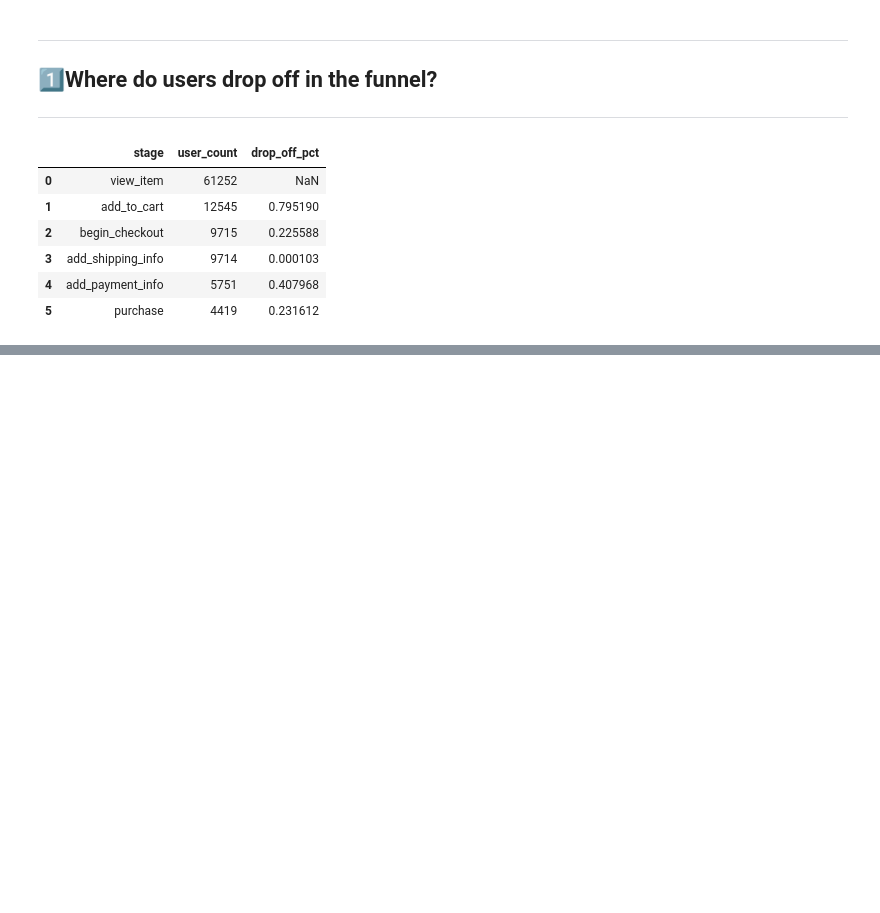
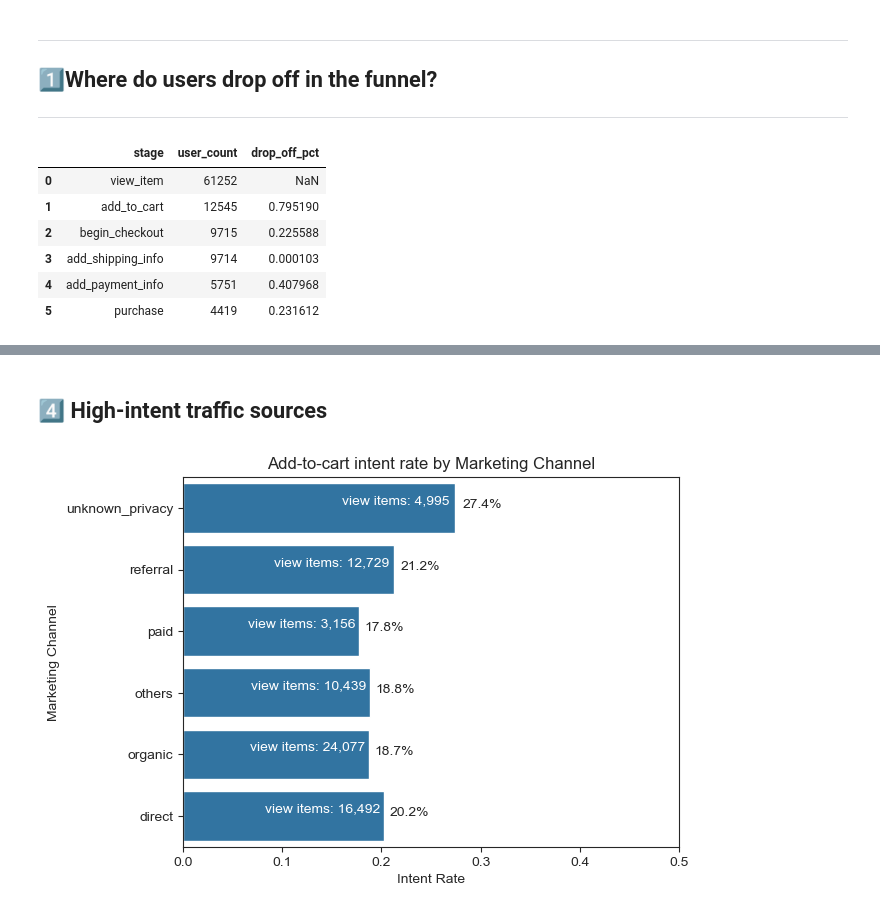
Before and after one commit to GH-AkshyM/BigQuery-Python-EDA, a Jupyter notebook: notebooks/04_EDA_and_Insights.ipynb, the cells around one changed output, grey strips where cells are left out. Drawn from its saved outputs; the diff is of its cells as text; code cells hidden in the pictures; blank space fills up the shorter version.

```diff
--- a/notebooks/04_EDA_and_Insights.ipynb
+++ b/notebooks/04_EDA_and_Insights.ipynb
@@ -144,0 +237,41 @@ plt.show()
+# %% [markdown]
+## 4️⃣ High-intent traffic sources
+# %%
+channel_intent = df_events[df_events['event_name'].isin(['view_item','add_to_cart'])].copy()
+channel_intent = (
+    channel_intent.groupby(['marketing_channel','event_name'] ,observed = True)['user_id']
+    .nunique()
+    .unstack(fill_value=0)
+    .reset_index()
+)
+channel_intent['intent_rate'] = channel_intent['add_to_cart'] / channel_intent['view_item']
+channel_intent
+
+sns.barplot(
+    data=channel_intent,
+    y='marketing_channel',
+    x='intent_rate',
+)
+for i ,row in channel_intent.iterrows():
+    plt.text(
+        row['intent_rate'] * .98,
+        i,
+        f"view items: {row['view_item']:,}",
+        va= 'bottom',
+        ha = 'right',
+        color = 'white'
+    )
+    plt.text(
+        row['intent_rate']* 1.03,
+        i,
+        f"{row['intent_rate']:.1%}",
+        ha='left'
+    )
+plt.xlim(0,.5)
+plt.title('Add-to-cart intent rate by Marketing Channel')
+plt.ylabel('Marketing Channel')
+plt.xlabel('Intent Rate')
+plt.gca().invert_yaxis()
+plt.show()
+# %% [output]
+[figure, added]
```
Also changed, not shown: parts of 7 cells of this notebook.
